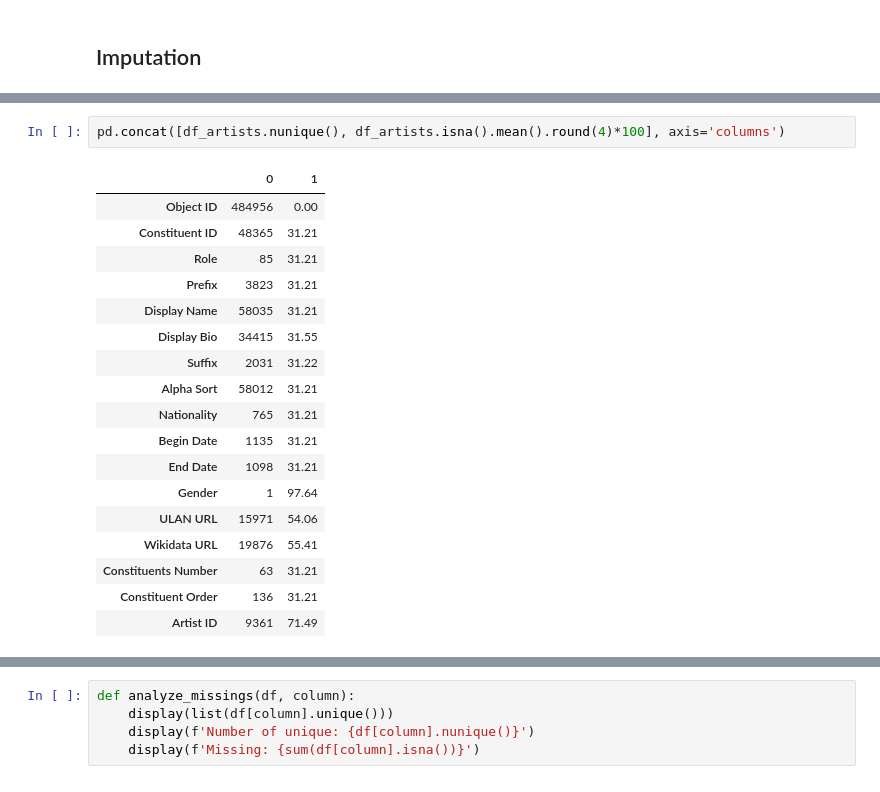
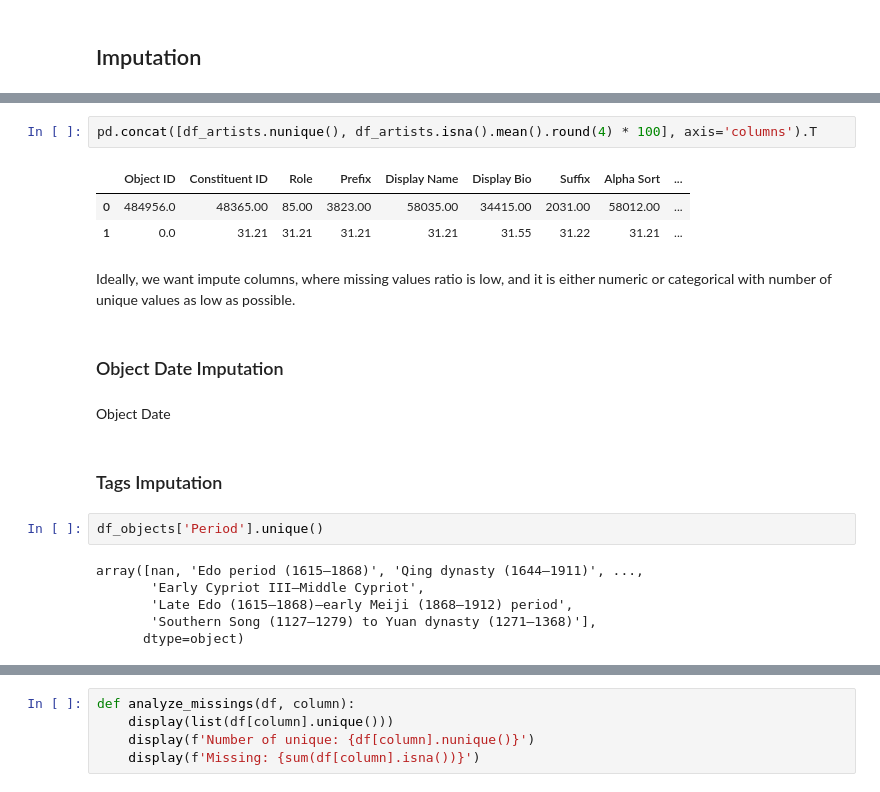
Before and after one commit to nickobard/Data-Preprocessing-Course, a Jupyter notebook: 01/01_homework.ipynb, the cells around one changed output, grey strips where cells are left out. Drawn from its saved outputs; the diff is of its cells as text.

Commit message:
Start imputation

```diff
--- a/01/01_homework.ipynb
+++ b/01/01_homework.ipynb
@@ -1908,21 +1903,22 @@ pd.concat([df_objects.nunique(), df_objects.isna().mean().round(4)*100], axis='c
 # %%
-pd.concat([df_artists.nunique(), df_artists.isna().mean().round(4)*100], axis='columns')
+pd.concat([df_artists.nunique(), df_artists.isna().mean().round(4) * 100], axis='columns').T
 # %% [output]
-|  | 0 | 1 |
-| Object ID | 484956 | 0.00 |
-| Constituent ID | 48365 | 31.21 |
-| Role | 85 | 31.21 |
-| Prefix | 3823 | 31.21 |
-| Display Name | 58035 | 31.21 |
-| Display Bio | 34415 | 31.55 |
-| Suffix | 2031 | 31.22 |
-| Alpha Sort | 58012 | 31.21 |
-| Nationality | 765 | 31.21 |
-| Begin Date | 1135 | 31.21 |
-| End Date | 1098 | 31.21 |
-| Gender | 1 | 97.64 |
-| ULAN URL | 15971 | 54.06 |
-| Wikidata URL | 19876 | 55.41 |
-| Constituents Number | 63 | 31.21 |
-| Constituent Order | 136 | 31.21 |
-| Artist ID | 9361 | 71.49 |
+|  | Object ID | Constituent ID | Role | Prefix | Display Name | Display Bio | Suffix | Alpha Sort | ... |
+| 0 | 484956.0 | 48365.00 | 85.00 | 3823.00 | 58035.00 | 34415.00 | 2031.00 | 58012.00 | ... |
+| 1 | 0.0 | 31.21 | 31.21 | 31.21 | 31.21 | 31.55 | 31.22 | 31.21 | ... |
+# %% [markdown]
+Ideally, we want impute columns, where missing values ratio is low, and it is either numeric or categorical with number of unique values as low as possible.
+# %% [markdown]
+### Object Date Imputation
+# %% [markdown]
+Object Date
+# %% [markdown]
+### Tags Imputation
+# %%
+df_objects['Period'].unique()
+# %% [output]
+array([nan, 'Edo period (1615–1868)', 'Qing dynasty (1644–1911)', ...,
+       'Early Cypriot III–Middle Cypriot',
+       'Late Edo (1615–1868)–early Meiji (1868–1912) period',
+       'Southern Song (1127–1279) to Yuan dynasty (1271–1368)'],
+      dtype=object)
```
Also changed, not shown: parts of 12 cells of this notebook.
